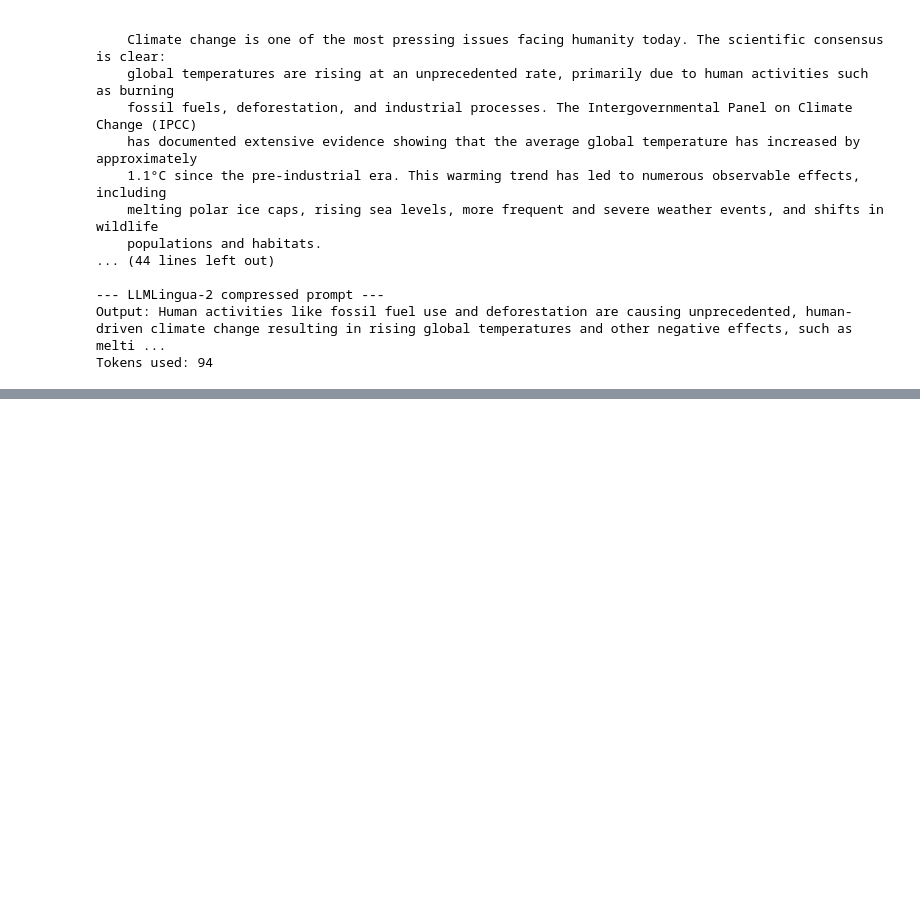
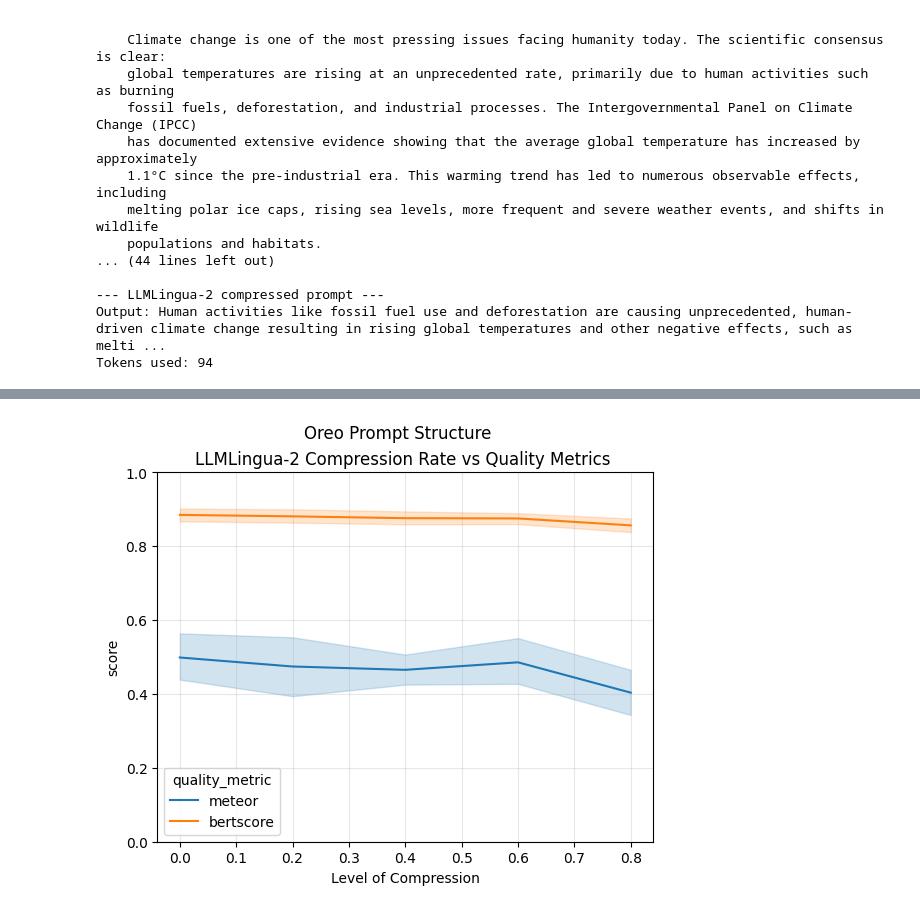
Before and after one commit to DEFRA/ai-spike-token-optimisation, a Jupyter notebook: compressors_testing.ipynb, the cells around one changed output, grey strips where cells are left out. Cells and saved outputs as stored; diff of their text form; code cells hidden in the pictures; blank space fills up the shorter version.

```diff
--- a/compressors_testing.ipynb
+++ b/compressors_testing.ipynb
@@ -672,0 +833,24 @@ sns.violinplot(data=df, x='compression_and_structure', y='output_compression_rat
+# %%
+compression_results = []
+
+for prompt in prompts:
+
+    full_prompt = prompt["system_instructions"] + "\n" + prompt["content"] + "\n" + prompt["query"]
+    #prompt ID:
+    prompt_id = ' '.join(full_prompt.split(' ')[:5])
+    # Control Results
+    control_response = send_prompt(client, full_prompt)
+
+    for compression in [1, 0.8, 0.6, 0.4, 0.2]:
+
+        #Oreo LLMLingua-2
+        oreo_llmlingua_compressed_content = LLMlingua_compress(prompt["content"], rate=compression)
+        llmlingua_compressed_prompt = prompt["system_instructions"] + "\n" + oreo_llmlingua_compressed_content + "\n" + prompt["query"]
+        oreo_llmlingua_response = send_prompt(client, llmlingua_compressed_prompt)
+        llmlingua_oreo_metrics = calculate_metrics(control_prompt=full_prompt, control_response=control_response,
+                                                test_prompt=llmlingua_compressed_prompt, test_response=oreo_llmlingua_response,
+                                                method='llmlingua-2', prompt_structure='oreo', prompt_id=prompt_id, compression=compression)
+        compression_results.extend(llmlingua_oreo_metrics)
+# %%
+df_compression = pd.DataFrame(compression_results)
+df_compression
@@ -672,0 +871,10 @@ sns.violinplot(data=df, x='compression_and_structure', y='output_compression_rat
+# %%
+df_compression['Level of Compression'] = 1 - df_compression['compression']
+sns.lineplot(data=df_compression, x='Level of Compression', y='score', hue='quality_metric')
+plt.ylim(0,1)
+plt.grid(True, alpha=0.3)  # Add this line
+plt.title('LLMLingua-2 Compression Rate vs Quality Metrics ')
+plt.suptitle('Oreo Prompt Structure')
+plt.show()
+# %% [output]
+[figure, added]
```
Also changed, not shown: parts of 19 cells of this notebook.
